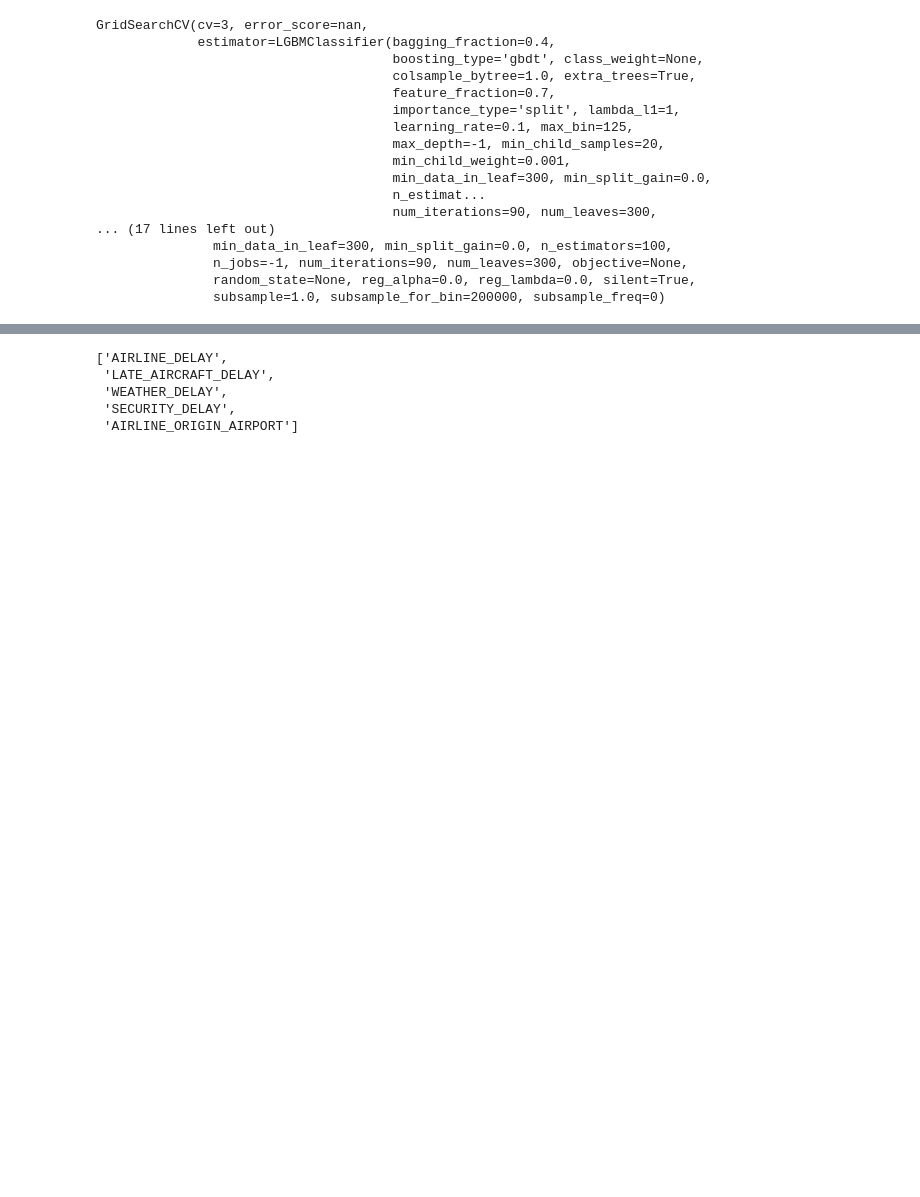
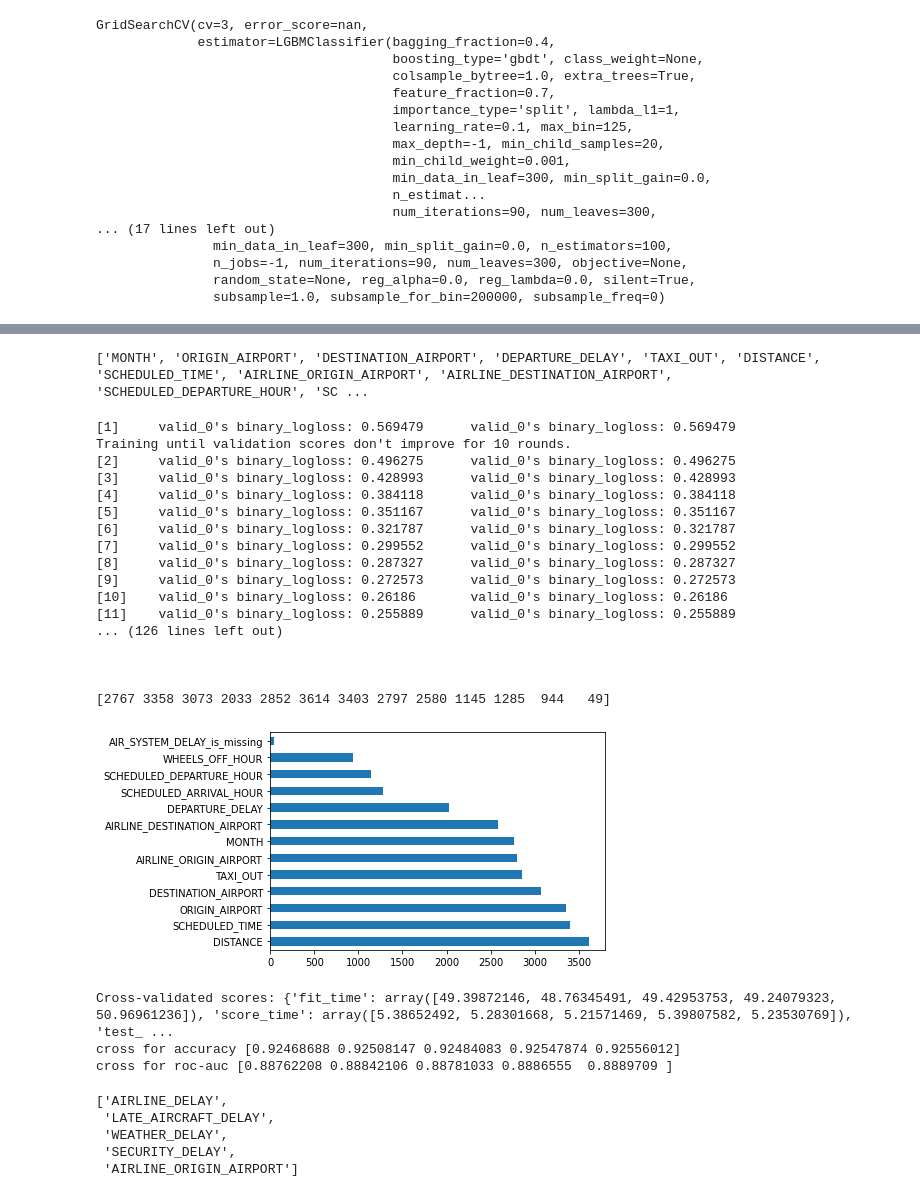
Before and after one commit to bchaithanyasai/PredictLateArrivalsPaper, a Jupyter notebook: Feature_Selection_and_Predictive_Modelling_2015.ipynb, the cells around one changed output, grey strips where cells are left out. Saved outputs shown, nothing was run; the diff lists cells and outputs as text; code cells hidden in the pictures; blank space fills up the shorter version.

```diff
--- a/Feature_Selection_and_Predictive_Modelling_2015.ipynb
+++ b/Feature_Selection_and_Predictive_Modelling_2015.ipynb
@@ -529,0 +456,7 @@ print(len(cols))
+# %%
+cols_after_removing_recursive=['MONTH', 'ORIGIN_AIRPORT', 'DESTINATION_AIRPORT', 'DEPARTURE_DELAY',
+       'TAXI_OUT', 'DISTANCE', 'SCHEDULED_TIME', 'AIRLINE_ORIGIN_AIRPORT',
+       'AIRLINE_DESTINATION_AIRPORT', 'SCHEDULED_DEPARTURE_HOUR',
+       'SCHEDULED_ARRIVAL_HOUR', 'WHEELS_OFF_HOUR',
+       'AIR_SYSTEM_DELAY_is_missing']
+print(len(cols_after_removing_recursive))
@@ -1389,3 +1313,65 @@ cross for roc-auc [0.88769389 0.88838264 0.88836449 0.88929134 0.88942293]
+# %%
+import numpy as np
+import matplotlib.pyplot as plt
+
+sel_cols=cols_after_removing_recursive
+print(sel_cols,Y_train.OUTCOME.mean(),Y_test.OUTCOME.mean())
+
+def runLGBMClassifierModel():
+  model=LGBMClassifier(extra_trees=True,num_iterations=100,bagging_fraction=0.4,feature_fraction=0.7,lambda_l1=3,max_bin=125,min_data_in_leaf=300,num_leaves=300,lambda_l2=8,learning_rate=0.2,max_depth=40)
+  sel_X_train=X_train[sel_cols]
+  sel_X_test=X_test[sel_cols]
+  sel_X_valid=X_valid[sel_cols]
+  eval_set = [(sel_X_test, Y_test)]
+  model.fit(sel_X_train, Y_train, early_stopping_rounds=10, eval_metric="logloss", eval_set=eval_set, verbose=True)
+
+  print("Test dataset:")
+  pred=model.predict(sel_X_test)
+  print("predictions are ",pred)
+  report(Y_test,pred)
+
+  print("\n")
+
+  print("Validation dataset:")
+  pred=model.predict(sel_X_valid)
+  print("predictions are ",pred)
+  report(Y_valid,pred)
+
+
+  print(model.feature_importances_) #use inbuilt class feature_importances of tree based classifiers
+  #plot graph of feature importances for better visualization
+  feat_importances = pd.Series(model.feature_importances_, index=sel_cols)
+  feat_importances.nlargest(26).plot(kind='barh')
+  plt.show()
+
+  X=pd.concat([sel_X_train[:4285506],sel_X_test,sel_X_valid])
+  y=pd.concat([Y_train[:4285506],Y_test,Y_valid])
+  cross_validation(model,X,y)
+
+runLGBMClassifierModel()
+# %% [output]
+['MONTH', 'ORIGIN_AIRPORT', 'DESTINATION_AIRPORT', 'DEPARTURE_DELAY', 'TAXI_OUT', 'DISTANCE', 'SCHEDULED_TIME', 'AIRLINE_ORIGIN_AIRPORT', 'AIRLINE_DESTINATION_AIRPORT', 'SCHEDULED_DEPARTURE_HOUR', 'SC ...
+[1]     valid_0's binary_logloss: 0.569479      valid_0's binary_logloss: 0.569479
+Training until validation scores don't improve for 10 rounds.
+[2]     valid_0's binary_logloss: 0.496275      valid_0's binary_logloss: 0.496275
+[3]     valid_0's binary_logloss: 0.428993      valid_0's binary_logloss: 0.428993
+[4]     valid_0's binary_logloss: 0.384118      valid_0's binary_logloss: 0.384118
+[5]     valid_0's binary_logloss: 0.351167      valid_0's binary_logloss: 0.351167
+[6]     valid_0's binary_logloss: 0.321787      valid_0's binary_logloss: 0.321787
+[7]     valid_0's binary_logloss: 0.299552      valid_0's binary_logloss: 0.299552
+[8]     valid_0's binary_logloss: 0.287327      valid_0's binary_logloss: 0.287327
+[9]     valid_0's binary_logloss: 0.272573      valid_0's binary_logloss: 0.272573
+[10]    valid_0's binary_logloss: 0.26186       valid_0's binary_logloss: 0.26186
+[11]    valid_0's binary_logloss: 0.255889      valid_0's binary_logloss: 0.255889
+... (126 lines left out)
+
+
+
+[2767 3358 3073 2033 2852 3614 3403 2797 2580 1145 1285  944   49]
+[figure, added]
+Cross-validated scores: {'fit_time': array([49.39872146, 48.76345491, 49.42953753, 49.24079323, 50.96961236]), 'score_time': array([5.38652492, 5.28301668, 5.21571469, 5.39807582, 5.23530769]), 'test_ ...
+cross for accuracy [0.92468688 0.92508147 0.92484083 0.92547874 0.92556012]
+cross for roc-auc [0.88762208 0.88842106 0.88781033 0.8886555  0.8889709 ]
 # %%
 cols[8:13]
 # %% [output]
```
Also changed, not shown: parts of 15 cells of this notebook.
